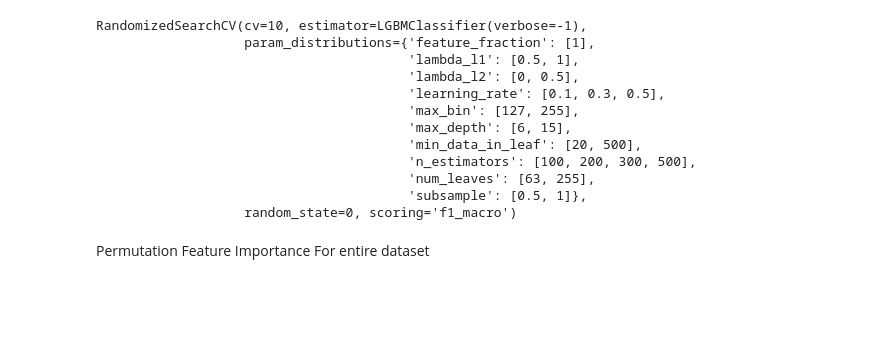
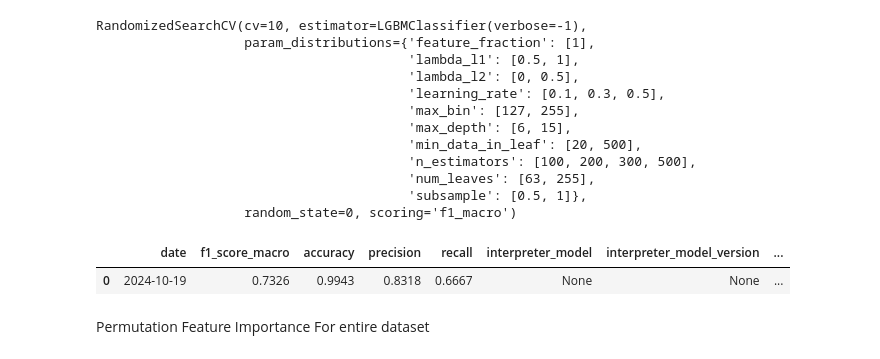
Before and after one commit to patcha-ranat/ML-Sandbox, a Jupyter notebook: dynamic_segmentation/revise_ecomm_logic.ipynb, the cells around one changed output. Drawn from its saved outputs; the diff is of its cells as text; code cells hidden in the pictures; blank space fills up the shorter version.

```diff
--- a/dynamic_segmentation/revise_ecomm_logic.ipynb
+++ b/dynamic_segmentation/revise_ecomm_logic.ipynb
@@ -212,3 +213,17 @@ y_pred = tuned_model.predict(X_test)
+# %%
+pd.DataFrame({
+    "date": datetime.today().date(),
+    "f1_score_macro": round(f1_score(y_true=y_test, y_pred=y_pred, average="macro"), 4),
+    "accuracy": round(accuracy_score(y_true=y_test, y_pred=y_pred), 4),
+    "precision": round(precision_score(y_true=y_test, y_pred=y_pred, average="macro"), 4),
+    "recall": round(recall_score(y_true=y_test, y_pred=y_pred, average="macro"), 4),
+    "interpreter_model": None,
+    "interpreter_model_version": None,
+    "interpreter_train_date": None
+}, index=[0])
+# %% [output]
+|  | date | f1_score_macro | accuracy | precision | recall | interpreter_model | interpreter_model_version | ... |
+| 0 | 2024-10-19 | 0.7326 | 0.9943 | 0.8318 | 0.6667 | None | None | ... |
 # %% [markdown]
 Permutation Feature Importance For entire dataset
 # %%
```
Also changed, not shown: parts of 2 cells of this notebook.
